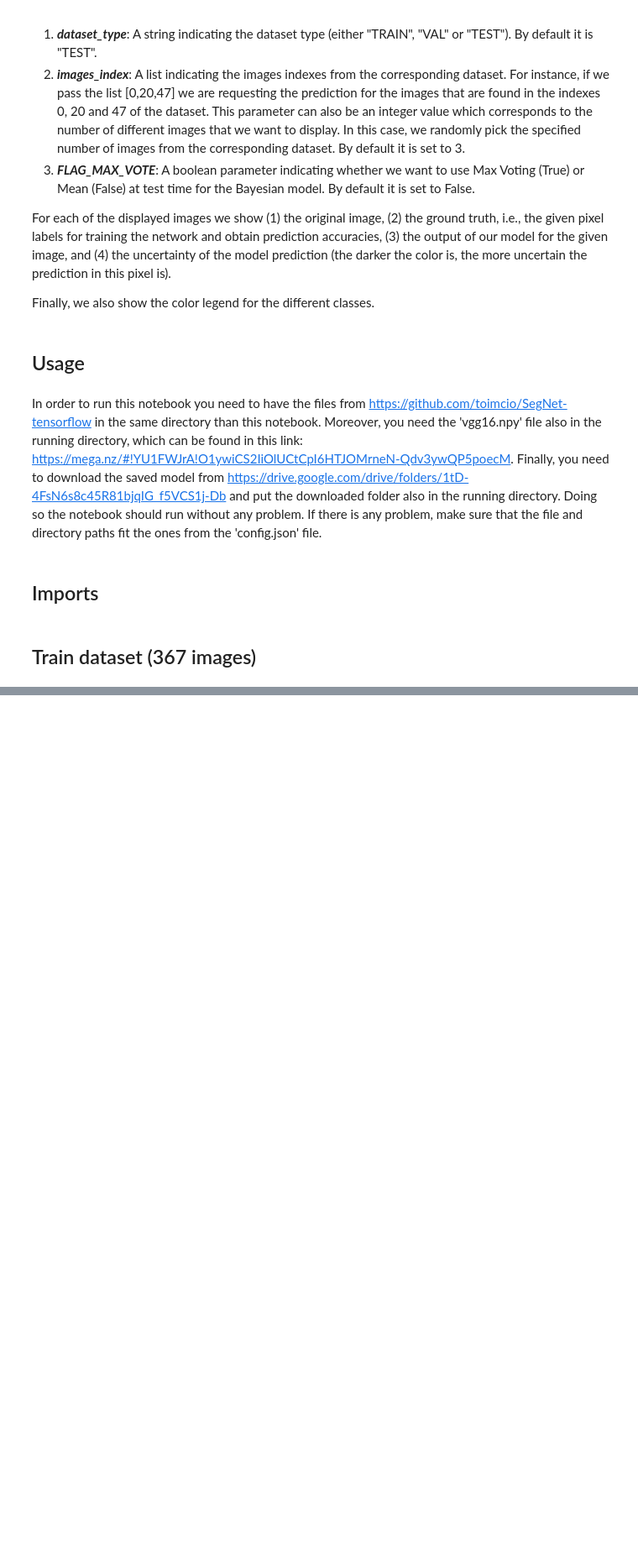
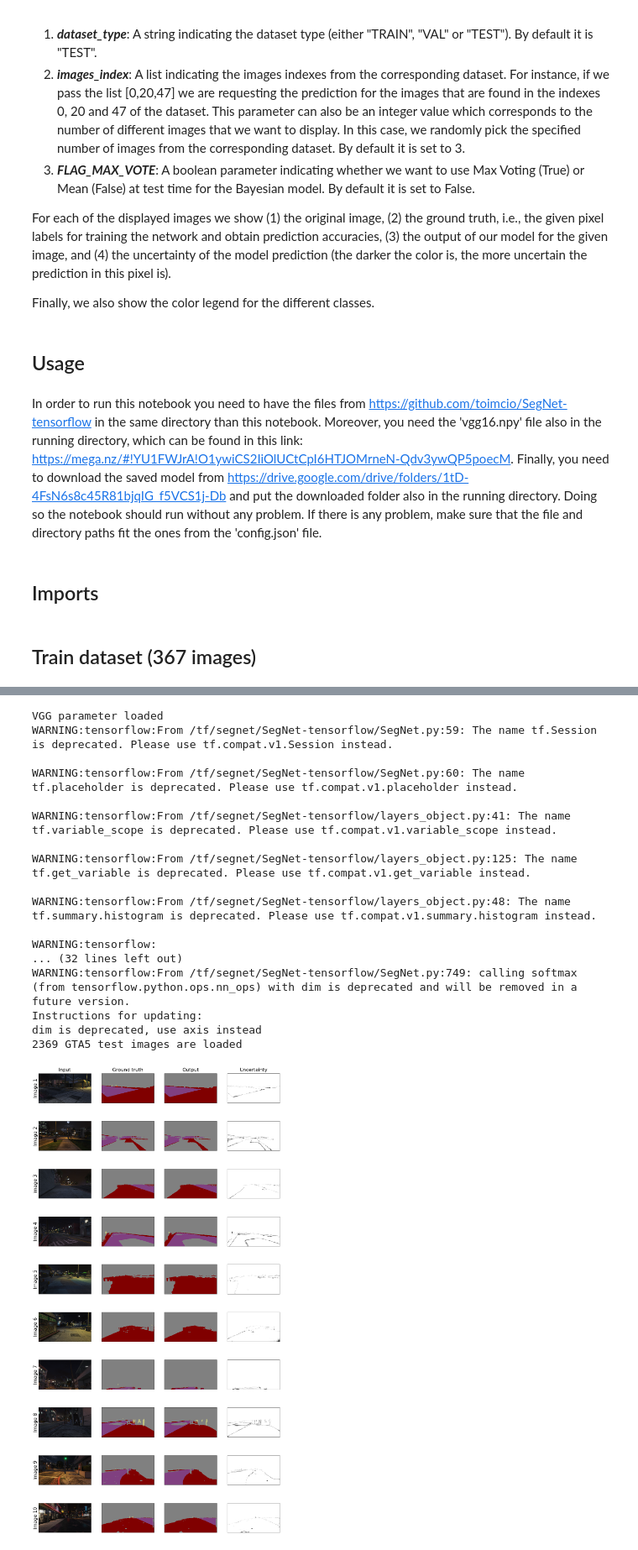
Before and after one commit to arvindsr7/SegNet-tensorflow, a Jupyter notebook: train_on_GTA5.ipynb, the cells around one changed output, grey strips where cells are left out. Shown at 84% size. Drawn from its saved outputs; the diff is of its cells as text; code cells hidden in the pictures; blank space fills up the shorter version.

```diff
--- a/train_on_GTA5.ipynb
+++ b/train_on_GTA5.ipynb
@@ -85,0 +113,21 @@ segnet.save()
+# %%
+SegNet(conf_file='./config-GTA5.json').visual_results_gta5(dataset_type = "TRAIN", images_index = 10, FLAG_MAX_VOTE = False)
+# %% [output]
+VGG parameter loaded
+WARNING:tensorflow:From /tf/segnet/SegNet-tensorflow/SegNet.py:59: The name tf.Session is deprecated. Please use tf.compat.v1.Session instead.
+
+WARNING:tensorflow:From /tf/segnet/SegNet-tensorflow/SegNet.py:60: The name tf.placeholder is deprecated. Please use tf.compat.v1.placeholder instead.
+
+WARNING:tensorflow:From /tf/segnet/SegNet-tensorflow/layers_object.py:41: The name tf.variable_scope is deprecated. Please use tf.compat.v1.variable_scope instead.
+
+WARNING:tensorflow:From /tf/segnet/SegNet-tensorflow/layers_object.py:125: The name tf.get_variable is deprecated. Please use tf.compat.v1.get_variable instead.
+
+WARNING:tensorflow:From /tf/segnet/SegNet-tensorflow/layers_object.py:48: The name tf.summary.histogram is deprecated. Please use tf.compat.v1.summary.histogram instead.
+
+WARNING:tensorflow:
+... (32 lines left out)
+WARNING:tensorflow:From /tf/segnet/SegNet-tensorflow/SegNet.py:749: calling softmax (from tensorflow.python.ops.nn_ops) with dim is deprecated and will be removed in a future version.
+Instructions for updating:
+dim is deprecated, use axis instead
+2369 GTA5 test images are loaded
+[figure, added]
```
Also changed, not shown: parts of 10 cells of this notebook, 15 other files.
